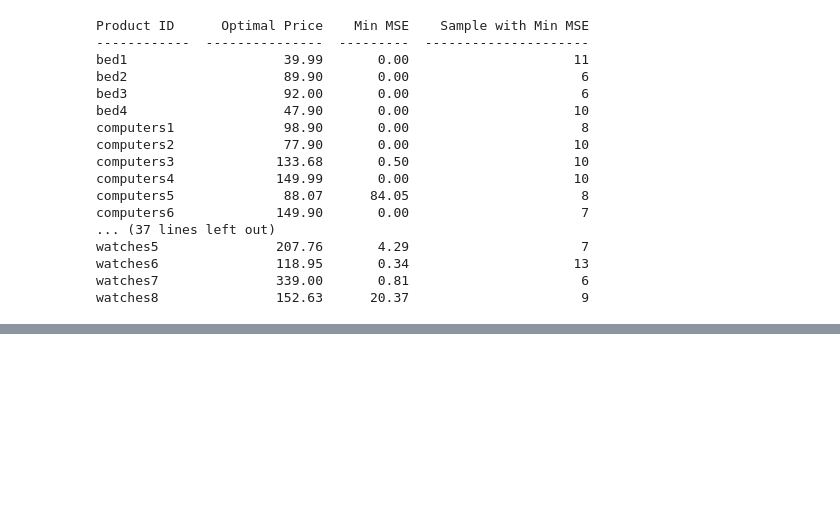
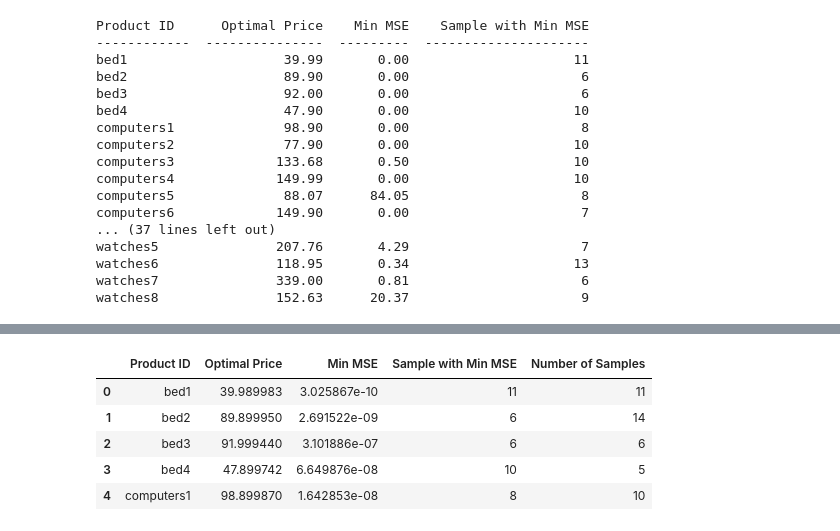
Before and after one commit to Samanaan/Project04_Machine_Learning, a Jupyter notebook: ML_SK_XGBoost_JS_edited.ipynb, the cells around one changed output, grey strips where cells are left out. Cells and saved outputs as stored; diff of their text form; code cells hidden in the pictures; blank space fills up the shorter version.

```diff
--- a/ML_SK_JS_edited.ipynb
+++ b/ML_SK_XGBoost_JS_edited.ipynb
@@ -513,0 +588,6 @@ optimal_table_df.to_csv("Output/XGB_optimal_prices.csv", index=False)
+# %%
+xgb_pred_df = pd.read_csv("Output/XGB_predicted_prices_mse.csv")
+xgb_op_df = pd.read_csv("Output/XGB_optimal_prices.csv")
+# %%
+no_sample_per_id_xgb = xgb_pred_df.groupby(by=["Product ID"])["Sample"].count()
+no_sample_per_id_xgb
@@ -513,0 +612,10 @@ optimal_table_df.to_csv("Output/XGB_optimal_prices.csv", index=False)
+# %%
+xgb_op_df["Number of Samples"] = list(no_sample_per_id_xgb)
+xgb_op_df.head()
+# %% [output]
+|  | Product ID | Optimal Price | Min MSE | Sample with Min MSE | Number of Samples |
+| 0 | bed1 | 39.989983 | 3.025867e-10 | 11 | 11 |
+| 1 | bed2 | 89.899950 | 2.691522e-09 | 6 | 14 |
+| 2 | bed3 | 91.999440 | 3.101886e-07 | 6 | 6 |
+| 3 | bed4 | 47.899742 | 6.649876e-08 | 10 | 5 |
+| 4 | computers1 | 98.899870 | 1.642853e-08 | 8 | 10 |
```
Also changed, not shown: parts of 11 cells of this notebook, 8 other files.
